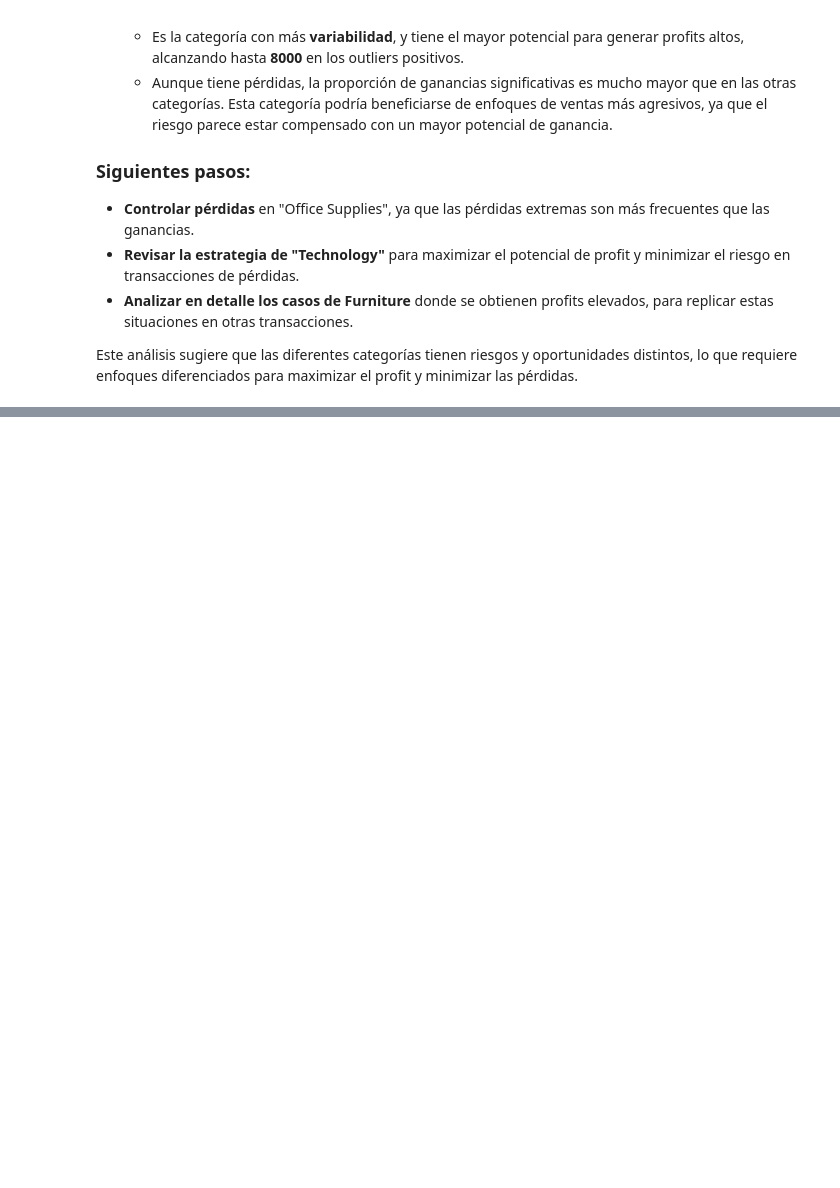
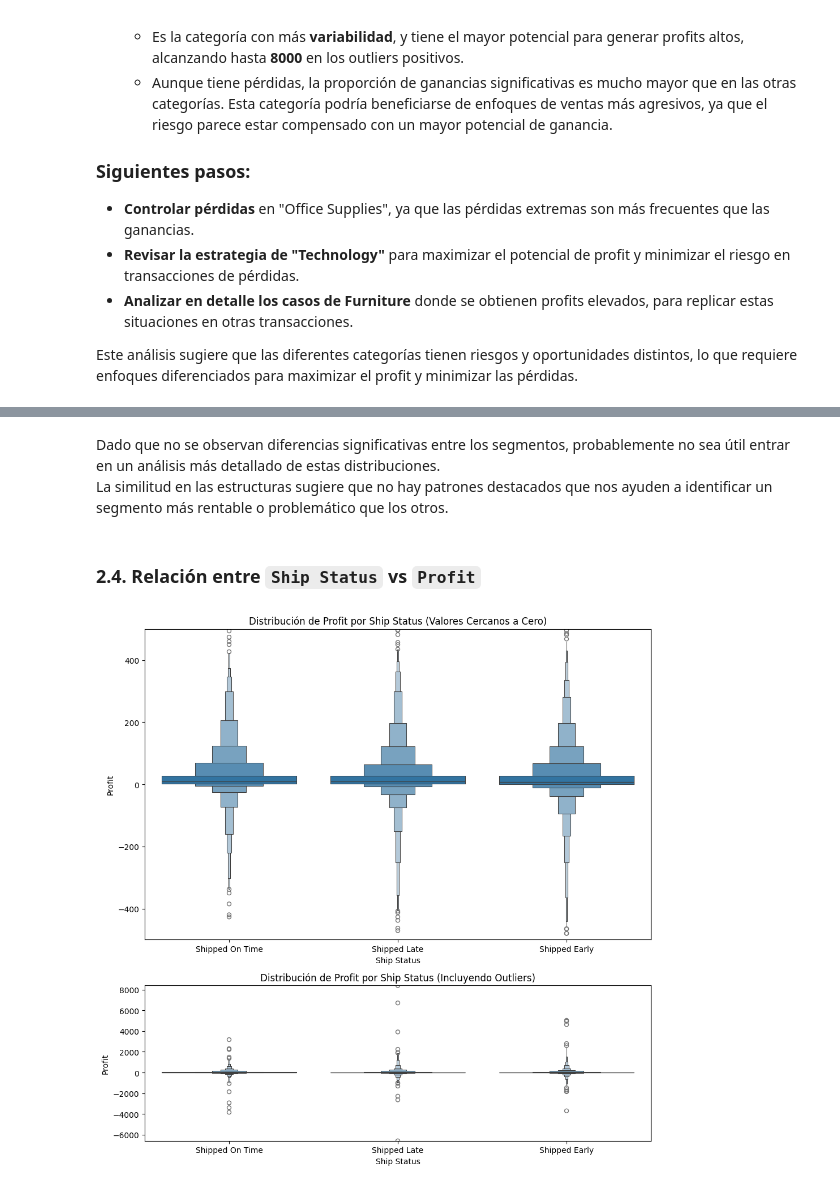
Before and after one commit to JaimeInchaurraga/03_EDA_Superstore_23, a Jupyter notebook: notebooks/03_bivariate_categorical_vs_numerical.ipynb, the cells around one changed output, grey strips where cells are left out. Saved outputs shown, nothing was run; the diff lists cells and outputs as text; code cells hidden in the pictures; blank space fills up the shorter version.

```diff
--- a/notebooks/03_bivariate_categorical_vs_numerical.ipynb
+++ b/notebooks/03_bivariate_categorical_vs_numerical.ipynb
@@ -485,0 +473,9 @@ Este análisis sugiere que las diferentes categorías tienen riesgos y oportunid
+# %% [markdown]
+Dado que no se observan diferencias significativas entre los segmentos, probablemente no sea útil entrar en un análisis más detallado de estas distribuciones.
+La similitud en las estructuras sugiere que no hay patrones destacados que nos ayuden a identificar un segmento más rentable o problemático que los otros.
+# %% [markdown]
+### 2.4. **Relación entre `Ship Status` vs `Profit`**
+# %%
+v.plot_grouped_plots_2(df, 'Ship Status', 'Profit', threshold=500)
+# %% [output]
+[figure, added]
```
Also changed, not shown: parts of 7 cells of this notebook, 3 other files.
